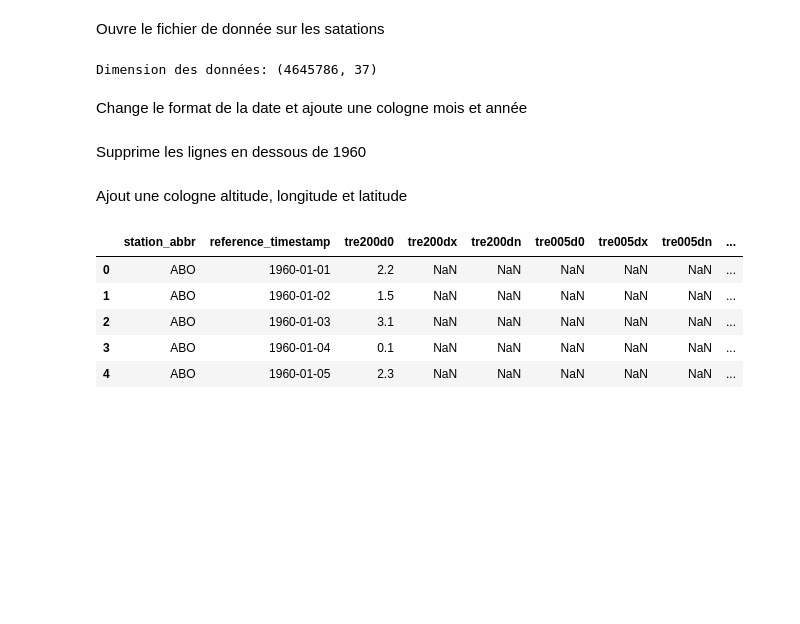
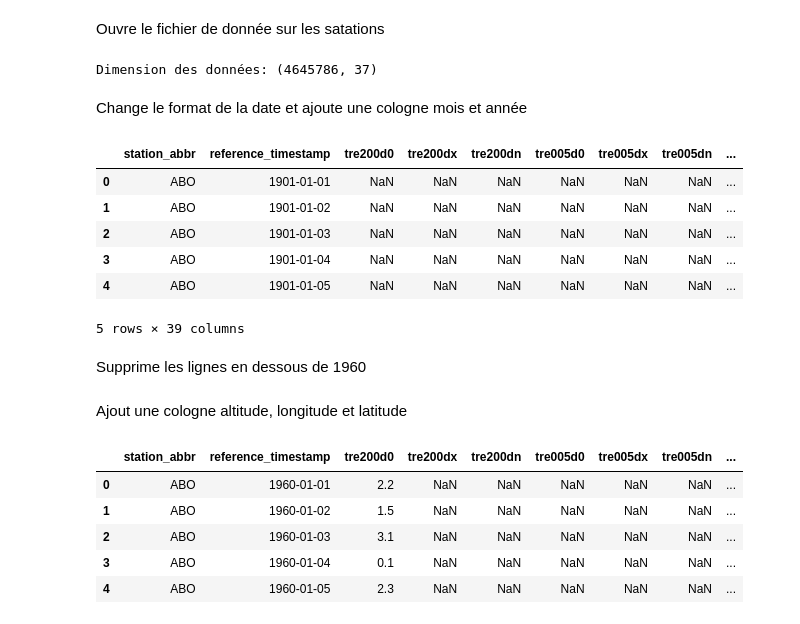
Before and after one commit to Inertie78/StatisticalWeather, a Jupyter notebook: statisticalWeather.ipynb, the cells around one changed output. Drawn from its saved outputs; the diff is of its cells as text; code cells hidden in the pictures; blank space fills up the shorter version.

```diff
--- a/statisticalWeather.ipynb
+++ b/statisticalWeather.ipynb
@@ -85,7 +84,18 @@ Change le format de la date et ajoute une cologne mois et année
 # %%
 dataWeather['reference_timestamp'] = pd.to_datetime(dataWeather['reference_timestamp'], format='%d.%m.%Y %H:%M')
 dataWeather['year'] = dataWeather['reference_timestamp'].dt.year
 dataWeather['month'] = dataWeather['reference_timestamp'].dt.month
+
+
+dataWeather.head()
+# %% [output]
+|  | station_abbr | reference_timestamp | tre200d0 | tre200dx | tre200dn | tre005d0 | tre005dx | tre005dn | ... |
+| 0 | ABO | 1901-01-01 | NaN | NaN | NaN | NaN | NaN | NaN | ... |
+| 1 | ABO | 1901-01-02 | NaN | NaN | NaN | NaN | NaN | NaN | ... |
+| 2 | ABO | 1901-01-03 | NaN | NaN | NaN | NaN | NaN | NaN | ... |
+| 3 | ABO | 1901-01-04 | NaN | NaN | NaN | NaN | NaN | NaN | ... |
+| 4 | ABO | 1901-01-05 | NaN | NaN | NaN | NaN | NaN | NaN | ... |
+5 rows × 39 columns
 # %% [markdown]
 Supprime les lignes en dessous de 1960
 # %%
```
Also changed, not shown: parts of 6 cells of this notebook.
